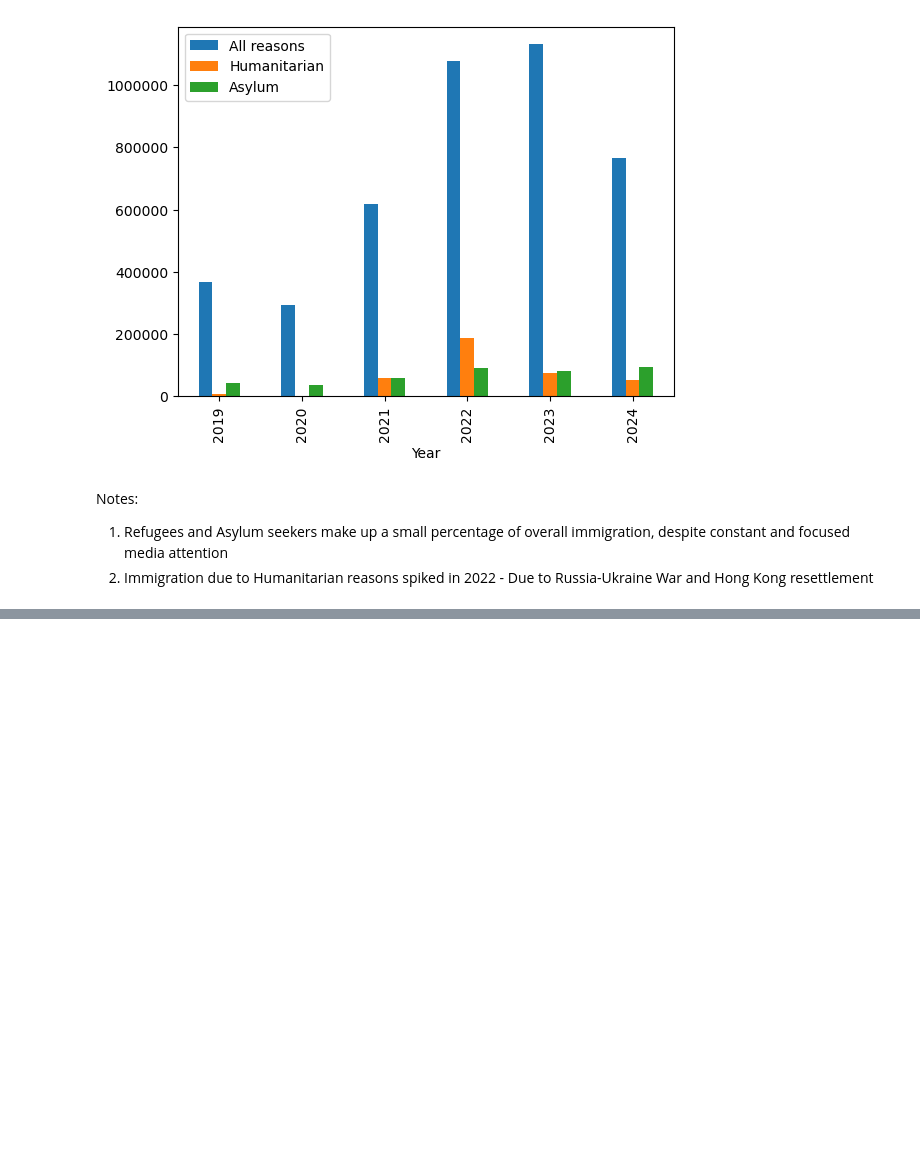
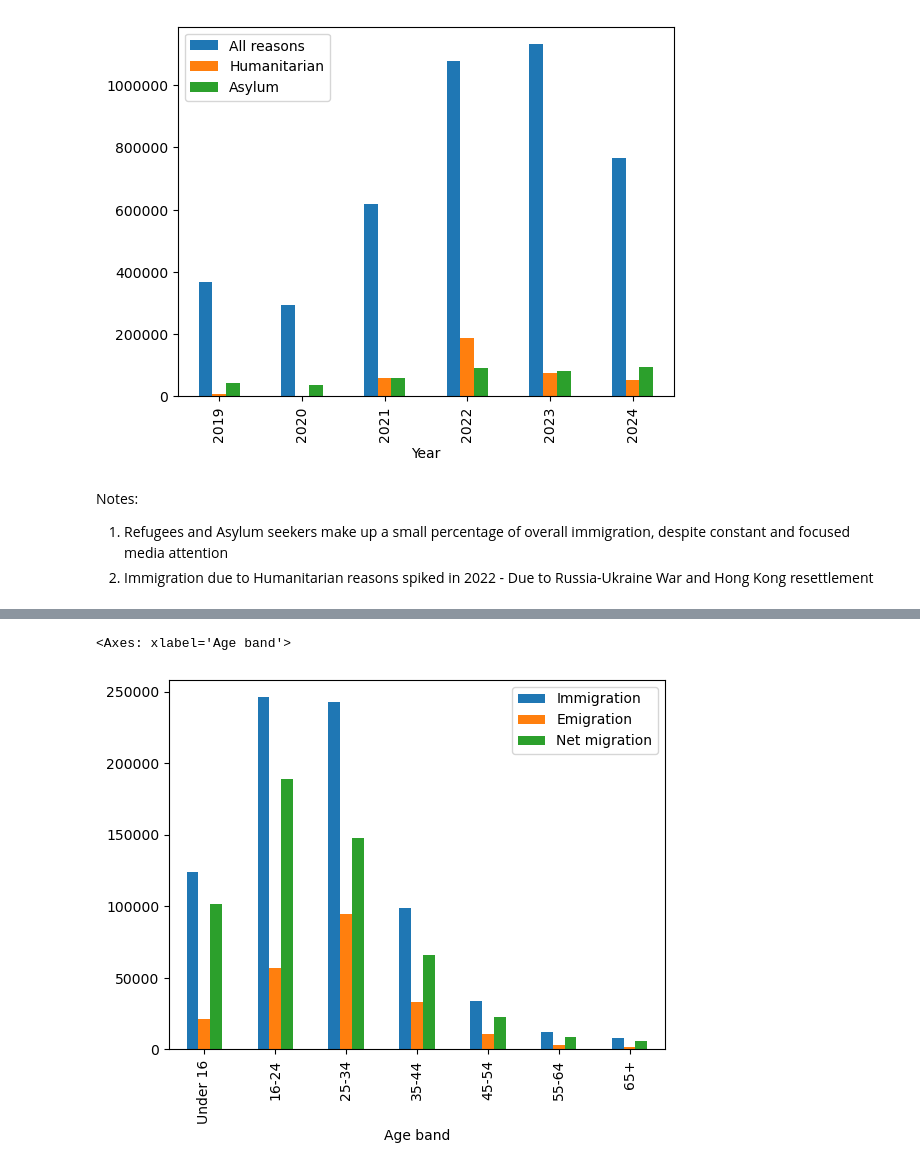
Before and after one commit to esencela/uk-immigration-data-analysis, a Jupyter notebook: notebooks/ltim-exploratory-data-analysis.ipynb, the cells around one changed output, grey strips where cells are left out. Saved outputs shown, nothing was run; the diff lists cells and outputs as text; code cells hidden in the pictures; blank space fills up the shorter version.

```diff
--- a/notebooks/ltim-exploratory-data-analysis.ipynb
+++ b/notebooks/ltim-exploratory-data-analysis.ipynb
@@ -163,0 +162,3 @@ sns.histplot(data=df_overall, x="flipper_length_mm", hue="species", multiple="st
+# %%
+df_group = pd.read_csv('../data/immigration-age-sex.csv')
+df_group
@@ -163,0 +183,6 @@ sns.histplot(data=df_overall, x="flipper_length_mm", hue="species", multiple="st
+# %%
+df_all = df_group[df_group['Sex']=='All']
+df_all[df_all['Age band']!='All'].plot(kind='bar', x='Age band')
+# %% [output]
+<Axes: xlabel='Age band'>
+[figure, added]
```
Also changed, not shown: parts of 5 cells of this notebook, 1 other file.
